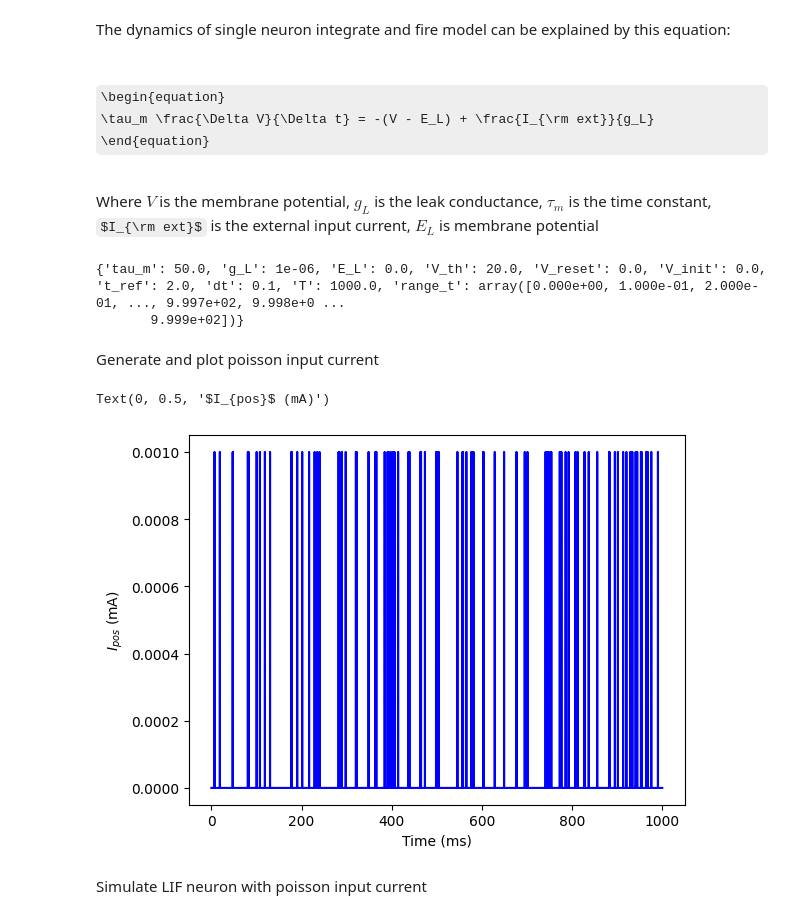
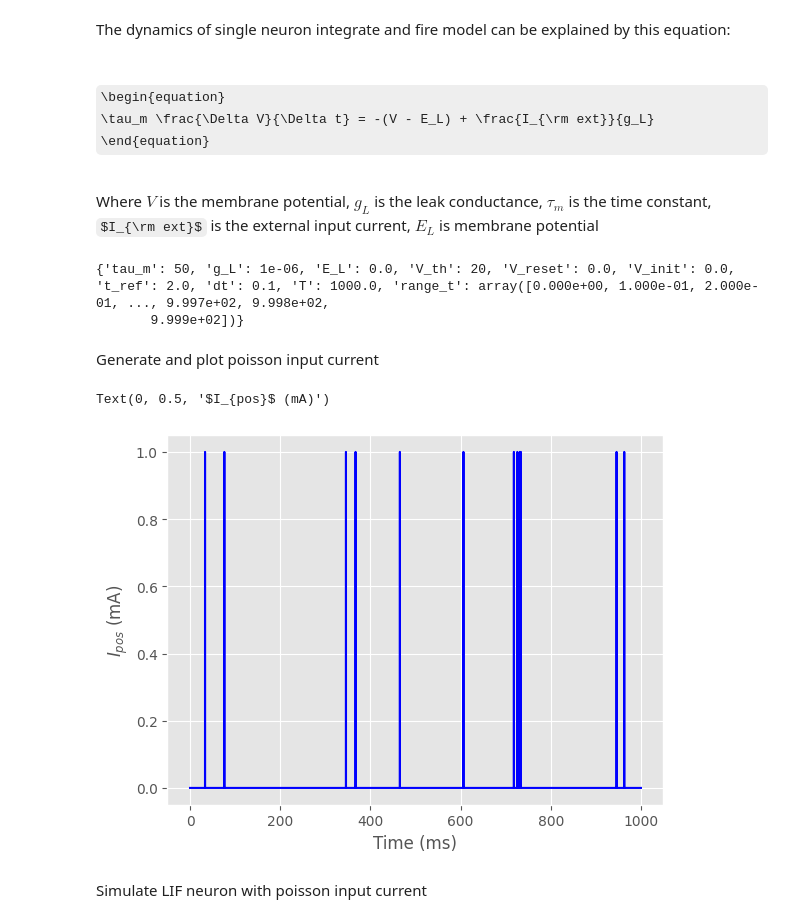
Before and after one commit to rahul-nauni/neuron_dynamics, a Jupyter notebook: LIF_poisson.ipynb, the cells around one changed output. Drawn from its saved outputs; the diff is of its cells as text; code cells hidden in the pictures; some formulas as TeX source.

Commit message:
Chanhged plot style

```diff
--- a/LIF_poisson.ipynb
+++ b/LIF_poisson.ipynb
@@ -2,6 +2,8 @@
 # Importing dependencies
 import numpy as np
 from matplotlib import pyplot as plt
+%matplotlib inline
+plt.style.use('ggplot')
 # %% [markdown]
 The dynamics of single neuron integrate and fire model can be explained by this equation:
 
@@ -20,17 +22,17 @@ def default_params(**kwargs):
     params = {}
 
     # Define neuron parameters
-    params['tau_m'] = 50.0 # Membrane time constant
+    params['tau_m'] = 50 # Membrane time constant
     params['g_L'] = 1e-6  # Leak resistance (in ohms)
     params['E_L'] = 0.0  # Resting potential (in mV)
-    params['V_th'] = 20.0  # Threshold voltage (in mV)
+    params['V_th'] = 20  # Threshold voltage (in mV)
     params['V_reset'] = 0.0  # Reset voltage (in mV)
     params['V_init'] = 0.0   # initial potential [mV]
     params['t_ref'] = 2.0  # Refractory period (in ms)
 
     # Define the simulation parameters
     params['dt'] = 0.1  # Time step (in ms)
-    params['T'] = 1000.0  # Simulation duration (in ms)
+    params['T'] = 1000.  # Simulation duration (in ms)
 
     params['range_t'] = np.arange(0, params['T'], params['dt'])  # Vector of discretized time points [ms]
 
@@ -43,7 +45,7 @@ def default_params(**kwargs):
 params = default_params()
 print(params)
 # %% [output]
-{'tau_m': 50.0, 'g_L': 1e-06, 'E_L': 0.0, 'V_th': 20.0, 'V_reset': 0.0, 'V_init': 0.0, 't_ref': 2.0, 'dt': 0.1, 'T': 1000.0, 'range_t': array([0.000e+00, 1.000e-01, 2.000e-01, ..., 9.997e+02, 9.998e+0 ...
+{'tau_m': 50, 'g_L': 1e-06, 'E_L': 0.0, 'V_th': 20, 'V_reset': 0.0, 'V_init': 0.0, 't_ref': 2.0, 'dt': 0.1, 'T': 1000.0, 'range_t': array([0.000e+00, 1.000e-01, 2.000e-01, ..., 9.997e+02, 9.998e+02,
        9.999e+02])}
 # %%
 def generate_poisson_spikes(params, rate, user_seed=False):
@@ -68,7 +70,6 @@ def generate_poisson_spikes(params, rate, user_seed=False):
     # generate poisson spike trains
     I_pos = np.random.poisson(rate * (dt/1000.), size=n)
     # convert spike trains to spike currents in mA
-    I_pos = I_pos * 1e-3
 
     return I_pos
 # %%
@@ -135,14 +136,14 @@ def run_LIF(params, I_ext, stop=False):
 # %% [markdown]
 Generate and plot poisson input current
 # %%
-rate = 100 # poisson rate (Hz)
-I_pos = generate_poisson_spikes(params, rate=rate, user_seed=False)
+rate = 10 # poisson rate (Hz)
+I_pos = generate_poisson_spikes(params, rate=rate, user_seed=1234)
 plt.plot(params['range_t'], I_pos, 'b')
 plt.xlabel('Time (ms)')
 plt.ylabel(r'$I_{pos}$ (mA)')
 # %% [output]
 Text(0, 0.5, '$I_{pos}$ (mA)')
-[figure, old version]
+[figure, new version]
 # %% [markdown]
 Simulate LIF neuron with poisson input current
 # %%
```
Also changed, not shown: parts of 1 cell of this notebook, 2 other files.
